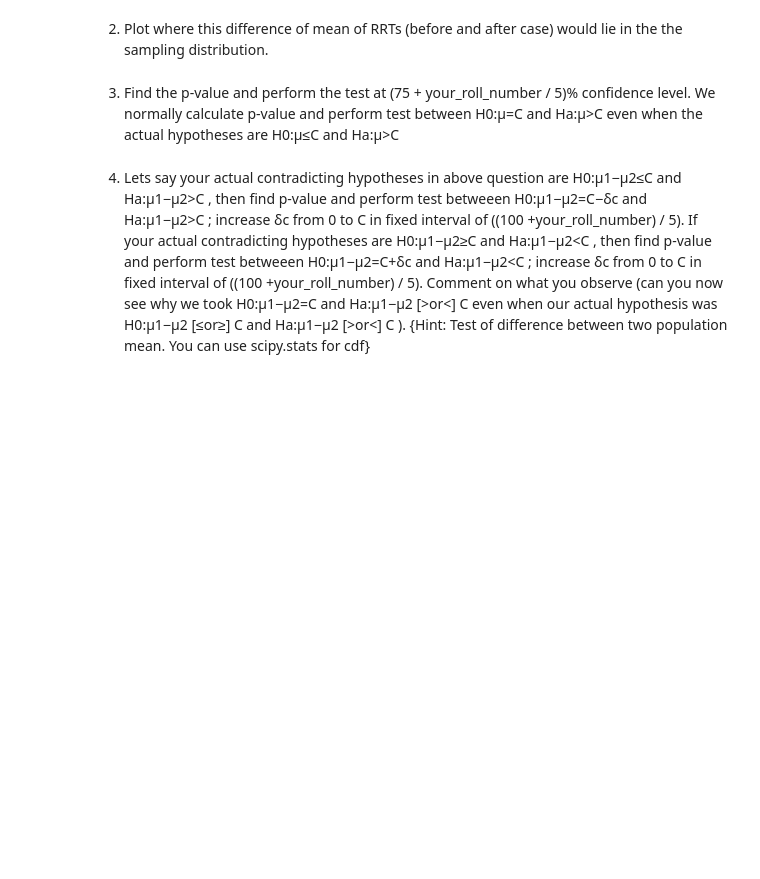
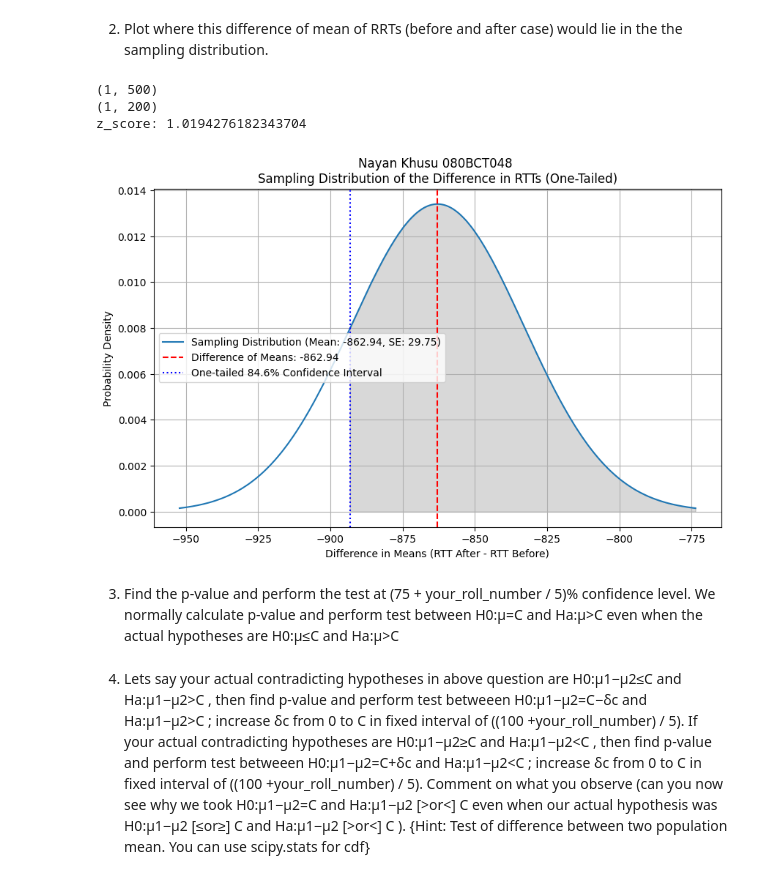
Before and after one commit to nyanko3434/Year-2-Part-I_Data_Science_Lab, a Jupyter notebook: Lab9/Lab9_assignment.ipynb, the cells around one changed output. Cells and saved outputs as stored; diff of their text form; code cells hidden in the pictures; blank space fills up the shorter version.

```diff
--- a/Lab9/Lab9_assignment.ipynb
+++ b/Lab9/Lab9_assignment.ipynb
@@ -9,3 +33,51 @@ Your company has recently launched a software 'X' but users are complaining of s
+# %%
+rtt_current = txt_to_np('rtt_current.txt')
+rtt_new = txt_to_np('rtt_new.txt')
+roll_number = 48
+confidence_level = (75 + roll_number / 5) / 100
+alpha = 1 - confidence_level
+z_score = norm.ppf(1 - alpha)
+print(f'z_score: {z_score}')
+# %% [output]
+(1, 500)
+(1, 200)
+z_score: 1.0194276182343704
+# %%
+n_samples = 1000
+mu_before = np.mean(rtt_current)
+sigma_before = np.std(rtt_current)
+mu_after = np.mean(rtt_new)
+sigma_after = np.std(rtt_new)
+# %%
+rtt_before = np.random.normal(mu_before, sigma_before, n_samples)
+rtt_after = np.random.normal(mu_after, sigma_after, n_samples)
+# %%
+mean_before = np.mean(rtt_before)
+mean_after = np.mean(rtt_after)
+
+difference_of_means = mean_after - mean_before
+se_difference = np.sqrt((sigma_before**2 / n_samples) + (sigma_after**2 / n_samples))
+confidence_interval_one_tailed = (difference_of_means - z_score * se_difference, np.inf)
+# %%
+plt.figure(figsize=(10, 6))
+x = np.linspace(difference_of_means - 3 * se_difference,
+                difference_of_means + 3 * se_difference, 1000)
+y = norm.pdf(x, loc=difference_of_means, scale=se_difference)
+
+plt.plot(x, y, label=f"Sampling Distribution (Mean: {difference_of_means:.2f}, SE: {se_difference:.2f})")
+plt.fill_between(x, y, where=(x >= confidence_interval_one_tailed[0]), color='gray', alpha=0.3)
+
+plt.axvline(difference_of_means, color='red', linestyle='--', label=f"Difference of Means: {difference_of_means:.2f}")
+plt.axvline(confidence_interval_one_tailed[0], color='blue', linestyle=':', label=f"One-tailed 84.6% Confidence Interval")
+
+plt.title("Nayan Khusu 080BCT048 \nSampling Distribution of the Difference in RTTs (One-Tailed)")
+plt.xlabel("Difference in Means (RTT After - RTT Before)")
+plt.ylabel("Probability Density")
+plt.legend()
+plt.grid(True)
+plt.show()
+# %% [output]
+[figure, added]
 # %% [markdown]
 3. Find the p-value and perform the test at (75 + your_roll_number / 5)% confidence level.
 We normally calculate p-value and perform test between H0:μ=C and Ha:μ>C even when the actual hypotheses are H0:μ≤C and Ha:μ>C
```
Also changed, not shown: parts of 3 cells of this notebook, 2 other files.
